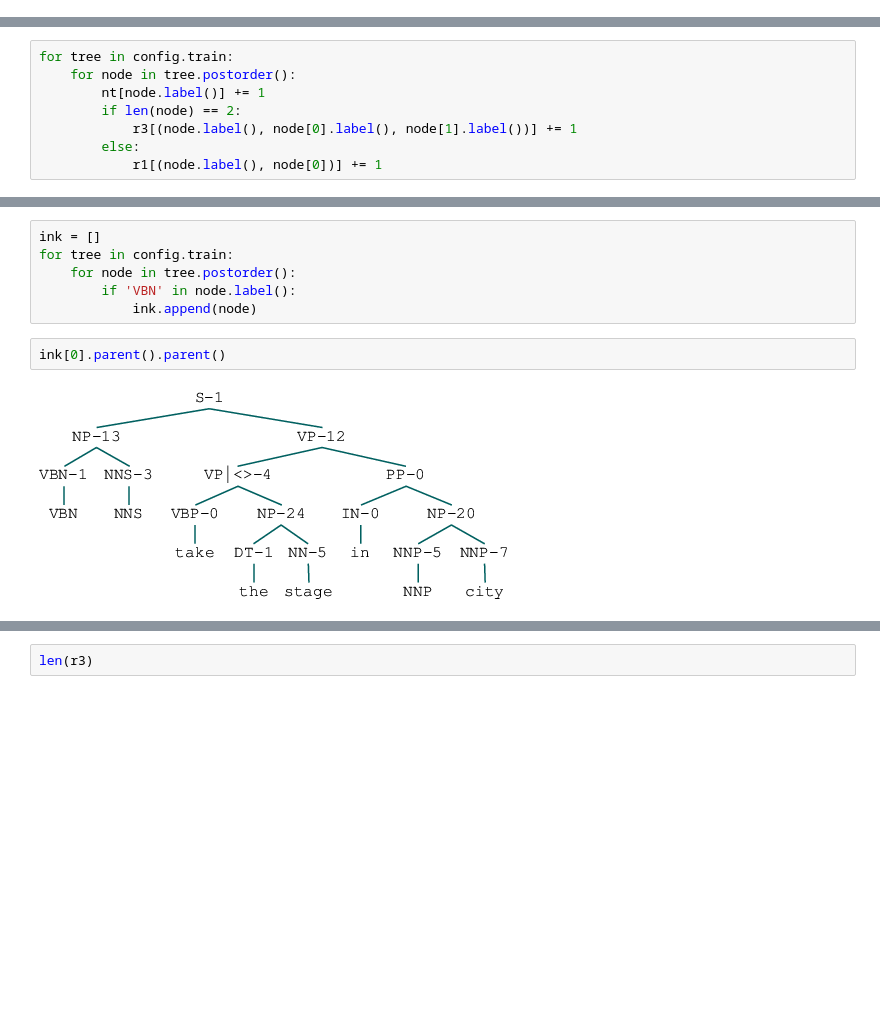
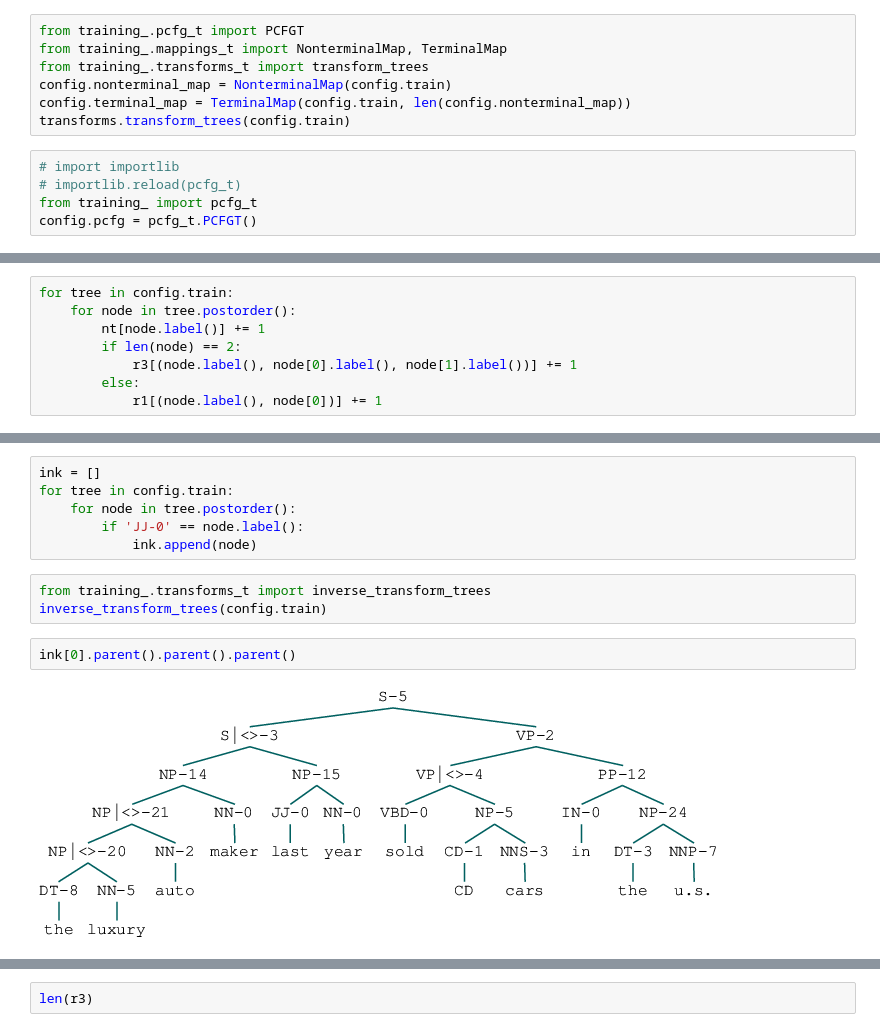
Before and after one commit to GavinPHR/Parser, a Jupyter notebook: svd.ipynb, the cells around one changed output, grey strips where cells are left out. Cells and saved outputs as stored; diff of their text form; blank space fills up the shorter version.

```diff
--- a/svd.ipynb
+++ b/svd.ipynb
@@ -64,0 +171,12 @@ config.train[10]
+# %%
+from training_.pcfg_t import PCFGT
+from training_.mappings_t import NonterminalMap, TerminalMap
+from training_.transforms_t import transform_trees
+config.nonterminal_map = NonterminalMap(config.train)
+config.terminal_map = TerminalMap(config.train, len(config.nonterminal_map))
+transforms.transform_trees(config.train)
+# %%
+# import importlib
+# importlib.reload(pcfg_t)
+from training_ import pcfg_t
+config.pcfg = pcfg_t.PCFGT()
@@ -100,10 +244,13 @@ Counter({'IN-6': 7619,
 ink = []
 for tree in config.train:
     for node in tree.postorder():
-        if 'VBN' in node.label():
+        if 'JJ-0' == node.label():
             ink.append(node)
+# %%
+from training_.transforms_t import inverse_transform_trees
+inverse_transform_trees(config.train)
 # %%
-ink[0].parent().parent()
+ink[0].parent().parent().parent()
 # %% [output]
-[figure, old version]
+[figure, new version]
 # %%
```
Also changed, not shown: parts of 27 cells of this notebook, 15 other files.
